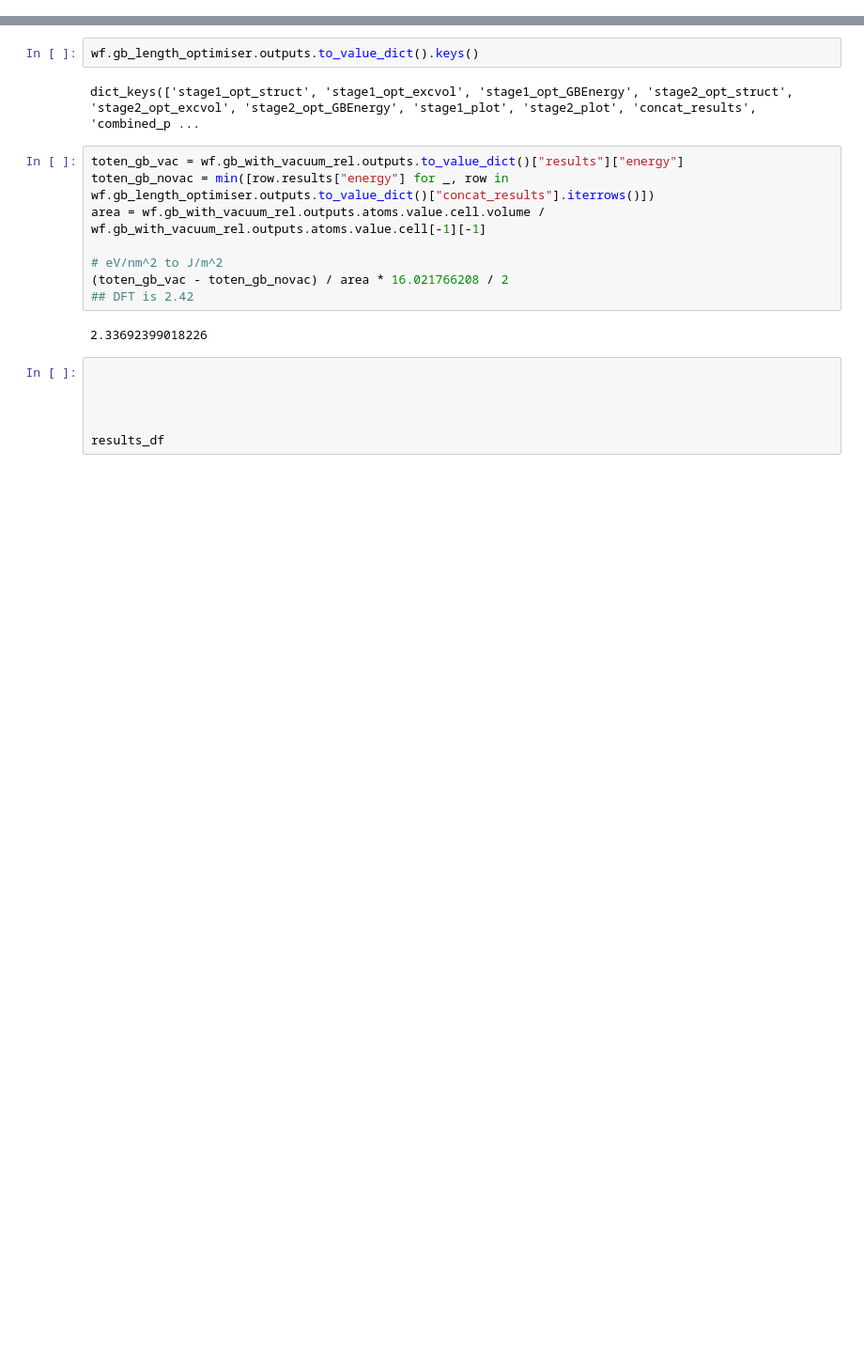
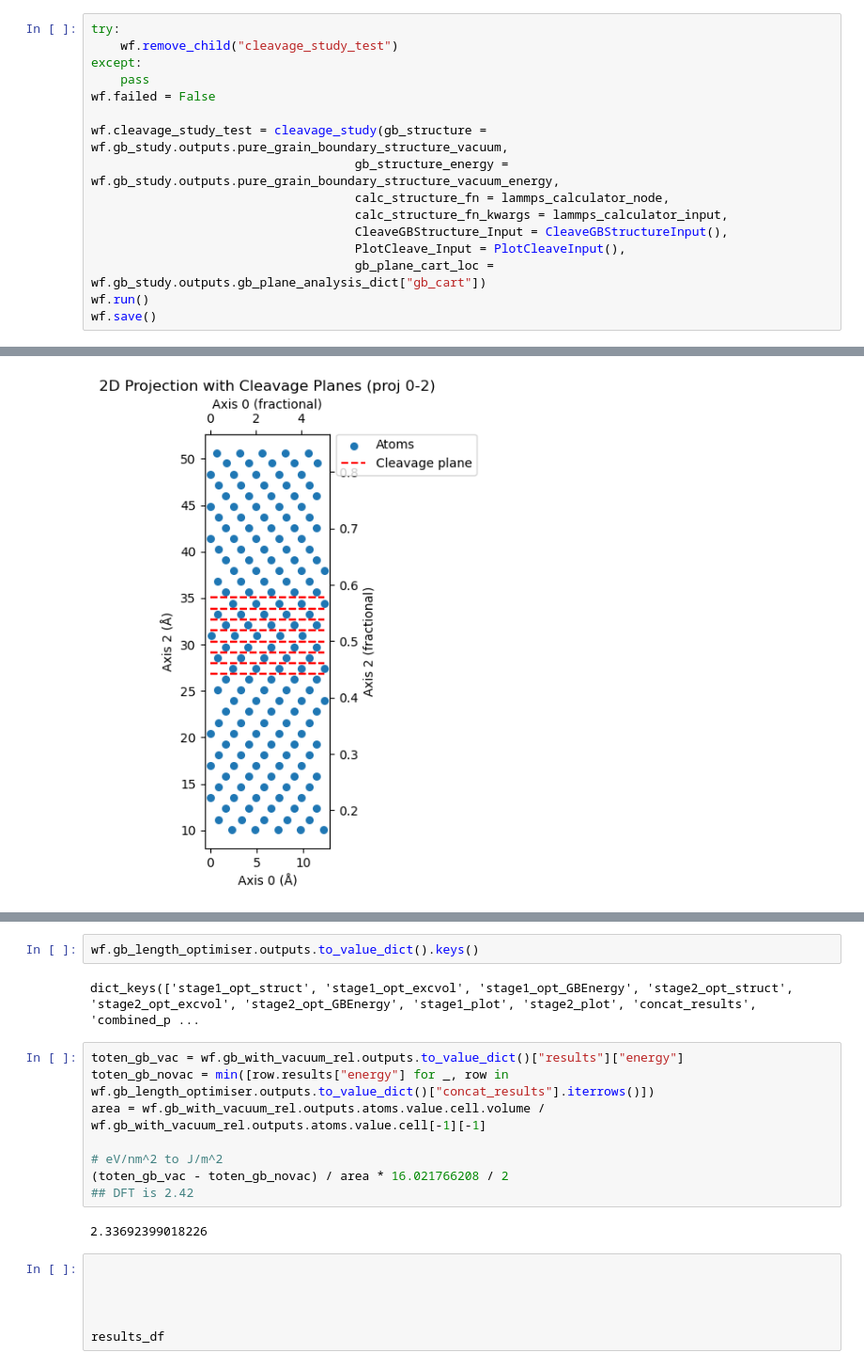
Before and after one commit to pyiron/pyiron_workflow_atomistics, a Jupyter notebook: notebooks/20250713_GB_Opt_Seg_Cleave.ipynb, the cells around one changed output, grey strips where cells are left out. Shown: that part at 94% size. Drawn from its saved outputs; the diff is of its cells as text; blank space fills up the shorter version.

```diff
--- a/notebooks/20250713_GB_Opt_Seg_Cleave.ipynb
+++ b/notebooks/20250713_GB_Opt_Seg_Cleave.ipynb
@@ -158,0 +402,17 @@ wf.optimise_cubic_lattice_parameter.outputs.to_value_dict()
+# %%
+try:
+    wf.remove_child("cleavage_study_test")
+except:
+    pass
+wf.failed = False
+
+wf.cleavage_study_test = cleavage_study(gb_structure = wf.gb_study.outputs.pure_grain_boundary_structure_vacuum,
+                                    gb_structure_energy = wf.gb_study.outputs.pure_grain_boundary_structure_vacuum_energy,
+                                    calc_structure_fn = lammps_calculator_node,
+                                    calc_structure_fn_kwargs = lammps_calculator_input,
+                                    CleaveGBStructure_Input = CleaveGBStructureInput(),
+                                    PlotCleave_Input = PlotCleaveInput(),
+                                    gb_plane_cart_loc = wf.gb_study.outputs.gb_plane_analysis_dict["gb_cart"])
+wf.run()
+wf.save()
+# %% [output]
@@ -158,0 +420 @@ wf.optimise_cubic_lattice_parameter.outputs.to_value_dict()
+[figure, added]
```
Also changed, not shown: parts of 10 cells of this notebook, 5 other files.
